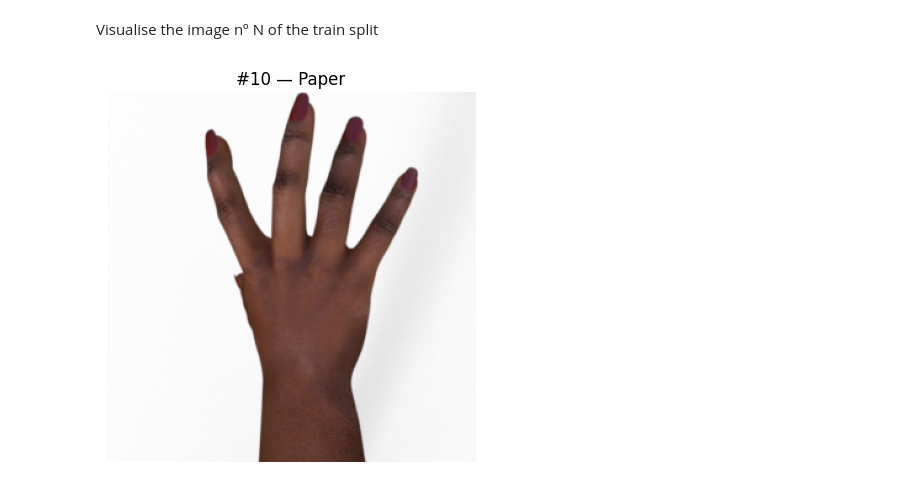
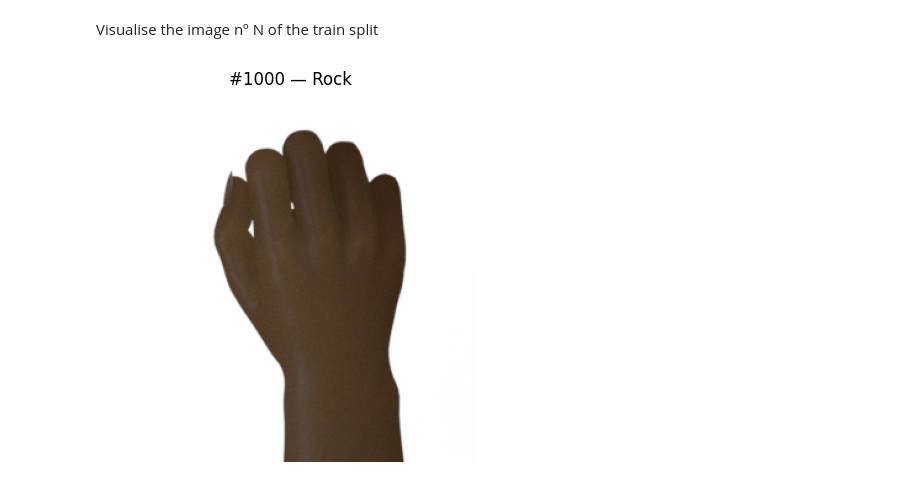
Before and after one commit to llucliment/rock_paper_scissors, a Jupyter notebook: notebook.ipynb, the cells around one changed output. Drawn from its saved outputs; the diff is of its cells as text; code cells hidden in the pictures.

```diff
--- a/notebook.ipynb
+++ b/notebook.ipynb
@@ -11,14 +77,15 @@ AttributeError: 'dict' object has no attribute 'filter'
 # %% [markdown]
 Visualise the image nº N of the train split
 # %%
-N = 10
+import matplotlib.pyplot as plt
+N = 1000
 ds_train = ds['train']  # extraer el split
 LABELS = ['Rock', 'Paper', 'Scissors']
 
 image, label = next(iter(ds_train.skip(N).take(1)))
 plt.imshow(image.numpy())
 plt.title(f'#{N} — {LABELS[label.numpy()]}')
 plt.axis('off')
 plt.show()
 # %% [output]
-[figure, old version]
+[figure, new version]
```
Also changed, not shown: parts of 16 cells of this notebook, 4 other files.
